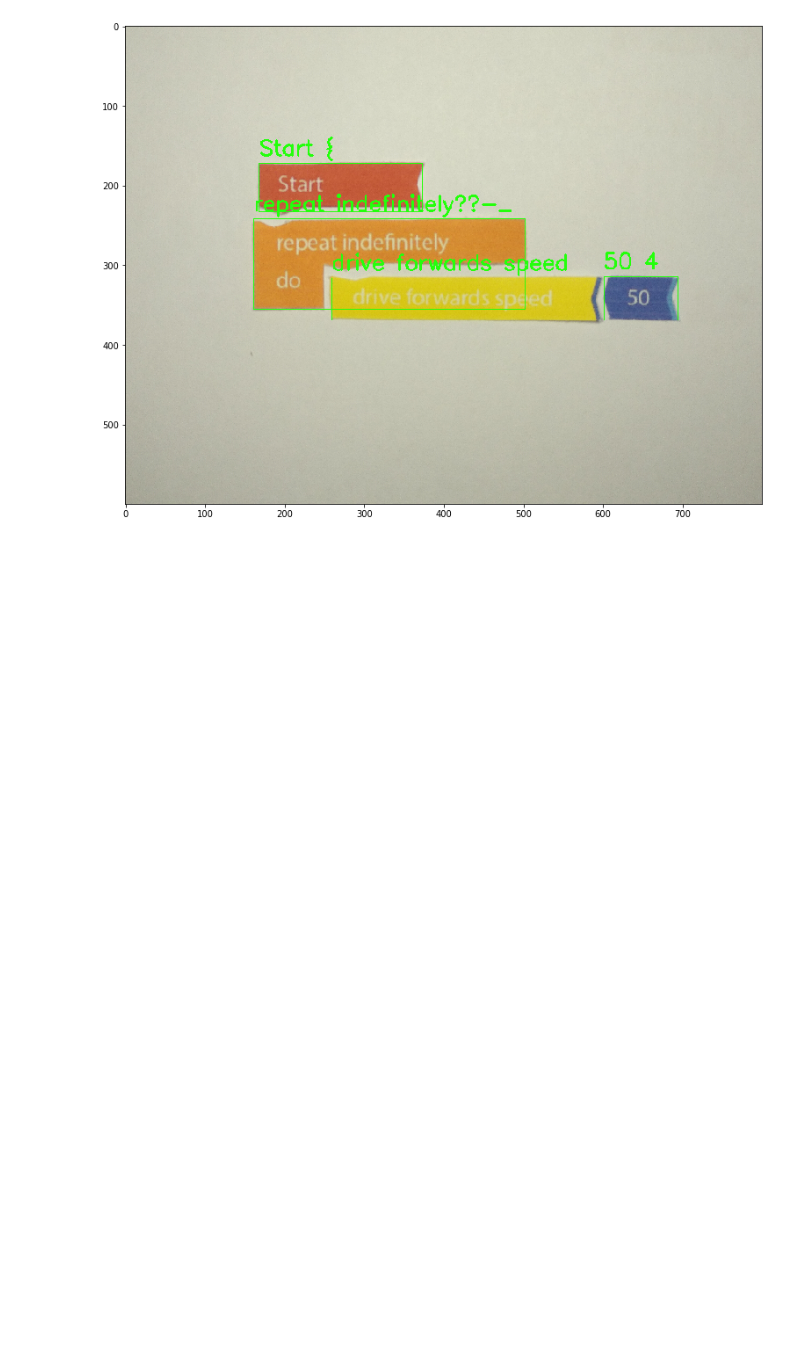
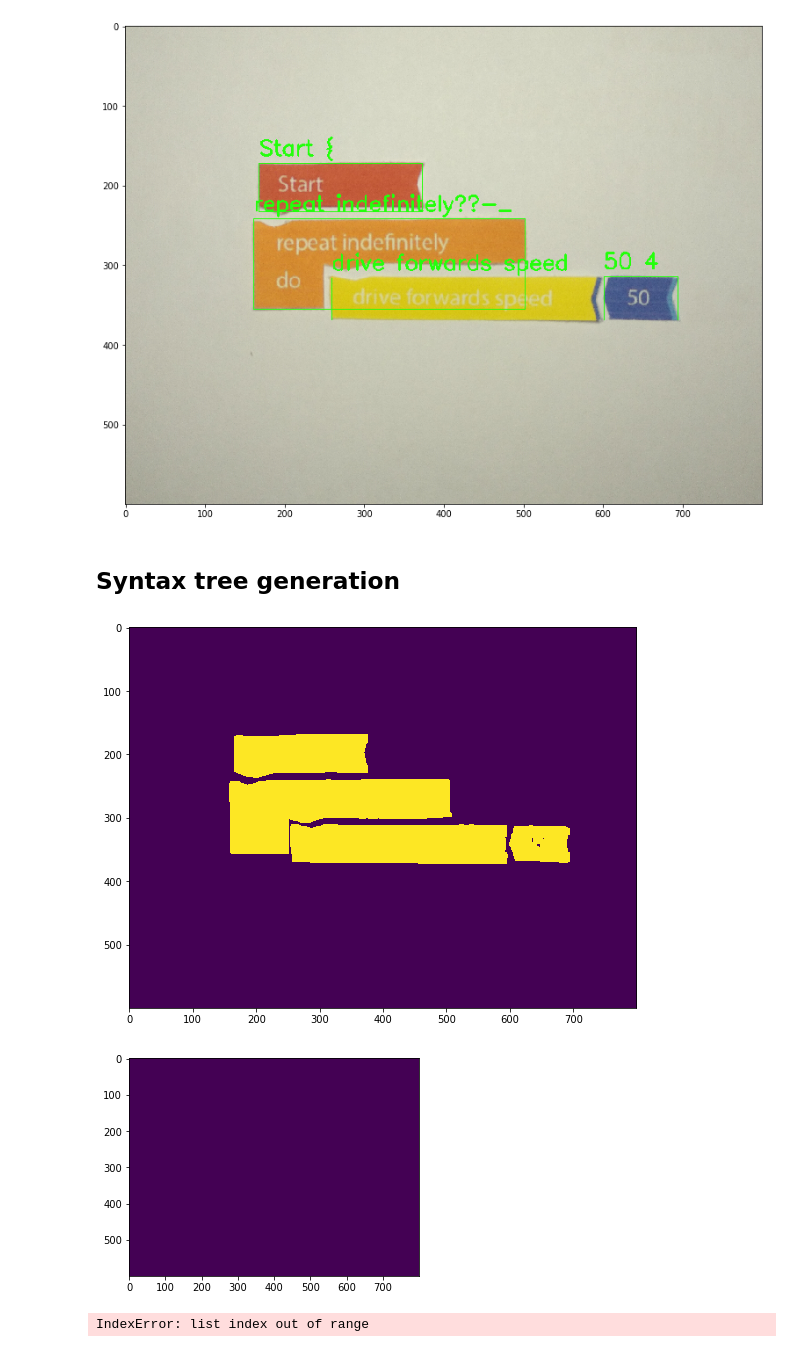
Before and after one commit to VasilisPoulos/tangibles-recognition, a Jupyter notebook: simple-recognition.ipynb, the cells around one changed output. Saved outputs shown, nothing was run; the diff lists cells and outputs as text; code cells hidden in the pictures; blank space fills up the shorter version.

Commit message:
Syntax tree init

```diff
--- a/simple-recognition.ipynb
+++ b/simple-recognition.ipynb
@@ -164,3 +178,45 @@ plt.imshow(result)
 plt.show()
 # %% [output]
 [figure]
+# %% [markdown]
+## Syntax tree generation
+# %%
+hsv_A = cv.cvtColor(A, cv.COLOR_RGB2HSV)
+copy_A = np.copy(A)
+
+h,s,v = cv.split(hsv_A)
+
+ret3, th_saturation = cv.threshold(s, 0, 255, cv.THRESH_BINARY+cv.THRESH_OTSU)
+
+kernel = cv.getStructuringElement(cv.MORPH_RECT, (3,3))
+th_saturation = cv.dilate(th_saturation, kernel, iterations = 3)
+
+plt.figure(figsize=(20,7))
+plt.imshow(th_saturation)
+plt.show()
+
+num_labels, labels_im = cv.connectedComponents(th_saturation)
+
+
+label = labels_im == num_labels
+
+label_img = np.copy(th_saturation)
+label_img[label == False] = 0
+label_img[label == True] = 255
+
+plt.imshow(label_img)
+plt.show()
+
+_, contours, _ = cv.findContours(label_img, cv.RETR_TREE, cv.CHAIN_APPROX_SIMPLE)
+
+x,y,w,h = cv.boundingRect(contours[0])
+print(x, y, w, h)
+cv.drawContours(A, contours, -1, (0,255,0), 3)
+
+plt.figure(figsize=(20,7))
+plt.imshow(A)
+plt.show()
+# %% [output]
+[figure, added]
+[figure, added]
+IndexError: list index out of range
```
Also changed, not shown: parts of 5 cells of this notebook.
